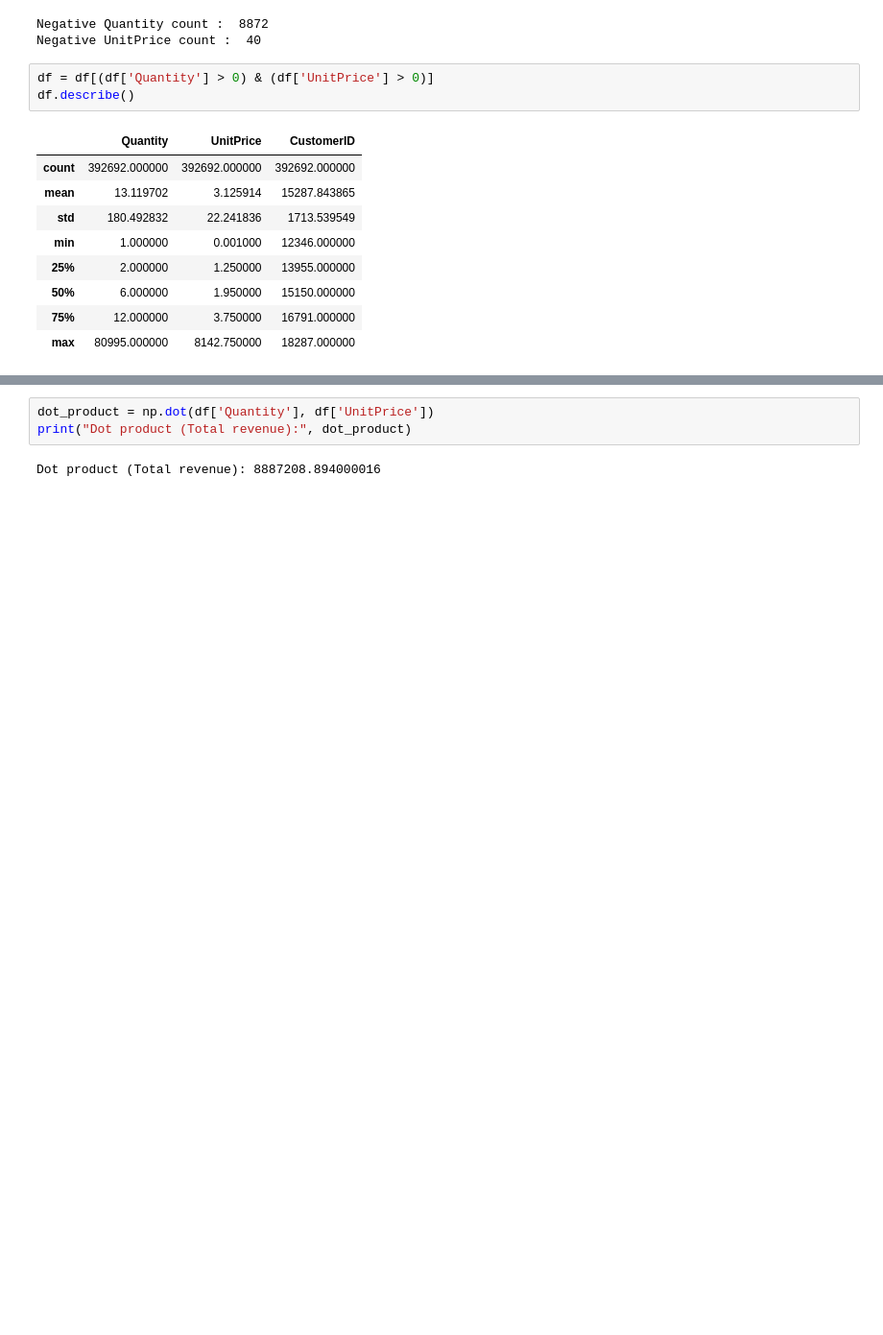
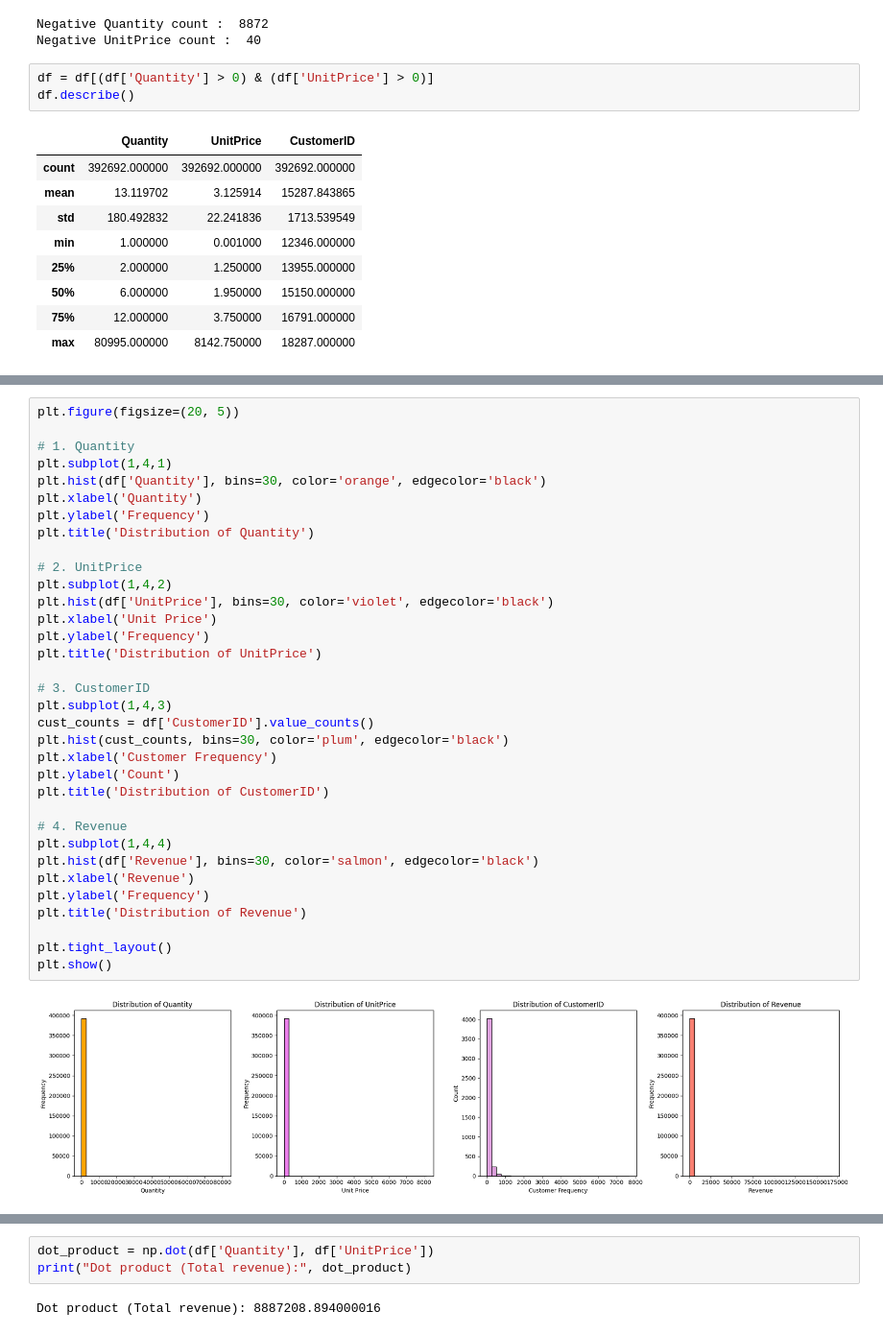
Before and after one commit to Sunmathi-A77/E-commerce---EDA, a Jupyter notebook: E-commerce EDA.ipynb, the cells around one changed output, grey strips where cells are left out. Shown at 96% size. Saved outputs shown, nothing was run; the diff lists cells and outputs as text; blank space fills up the shorter version.

```diff
--- a/E-commerce EDA.ipynb
+++ b/E-commerce EDA.ipynb
@@ -192,0 +191,36 @@ plt.show()
+# %%
+plt.figure(figsize=(20, 5))
+
+# 1. Quantity
+plt.subplot(1,4,1)
+plt.hist(df['Quantity'], bins=30, color='orange', edgecolor='black')
+plt.xlabel('Quantity')
+plt.ylabel('Frequency')
+plt.title('Distribution of Quantity')
+
+# 2. UnitPrice
+plt.subplot(1,4,2)
+plt.hist(df['UnitPrice'], bins=30, color='violet', edgecolor='black')
+plt.xlabel('Unit Price')
+plt.ylabel('Frequency')
+plt.title('Distribution of UnitPrice')
+
+# 3. CustomerID
+plt.subplot(1,4,3)
+cust_counts = df['CustomerID'].value_counts()
+plt.hist(cust_counts, bins=30, color='plum', edgecolor='black')
+plt.xlabel('Customer Frequency')
+plt.ylabel('Count')
+plt.title('Distribution of CustomerID')
+
+# 4. Revenue
+plt.subplot(1,4,4)
+plt.hist(df['Revenue'], bins=30, color='salmon', edgecolor='black')
+plt.xlabel('Revenue')
+plt.ylabel('Frequency')
+plt.title('Distribution of Revenue')
+
+plt.tight_layout()
+plt.show()
+# %% [output]
+[figure, added]
```
Also changed, not shown: parts of 5 cells of this notebook, 1 other file.
